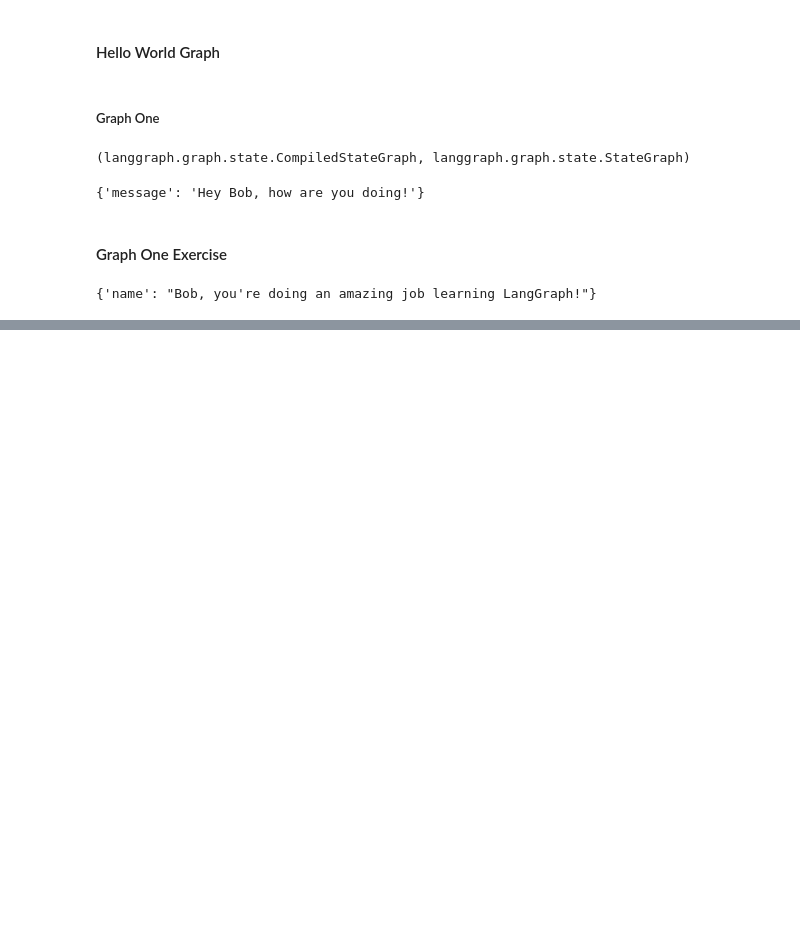
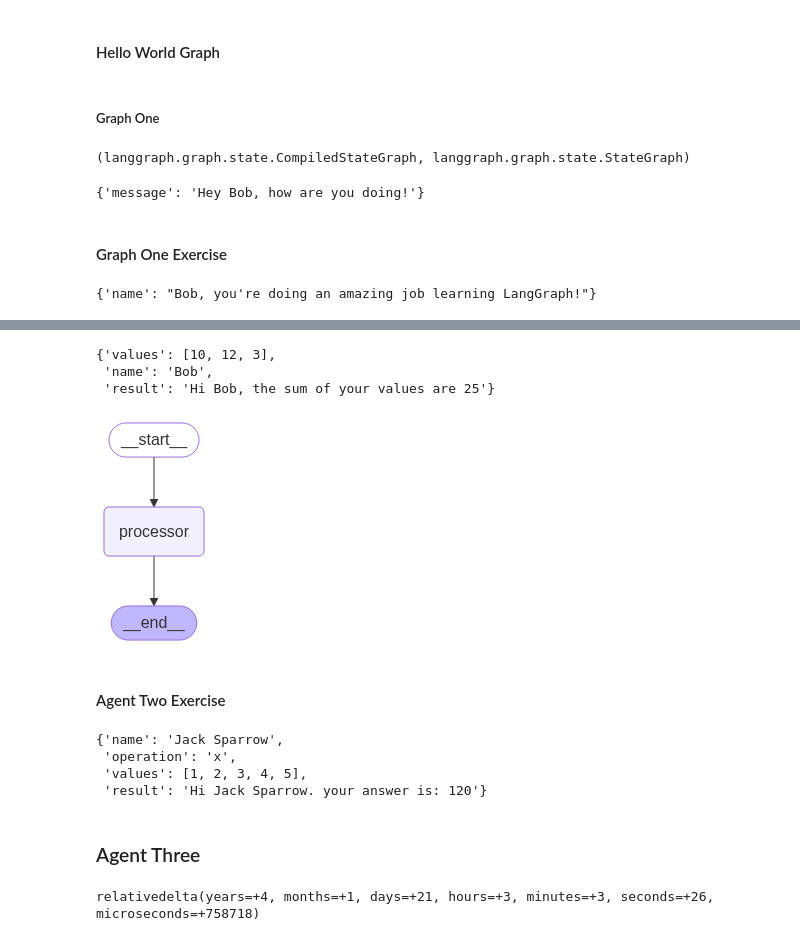
Before and after one commit to Indiwara65/lang-graph-agents, a Jupyter notebook: graph_1.ipynb, the cells around one changed output, grey strips where cells are left out. Saved outputs shown, nothing was run; the diff lists cells and outputs as text; code cells hidden in the pictures; blank space fills up the shorter version.

Commit message:
graph state and basics

```diff
--- a/graph_1.ipynb
+++ b/graph_1.ipynb
@@ -58,0 +65,32 @@ app.invoke({'name':'Bob'})
+# %%
+class AgentState(TypedDict):
+    values:List[int]
+    name:str
+    result:str
+# %%
+def process_values(state:AgentState)->AgentState:
+    """This function handles multiple inputs"""
+    state['result'] = f"Hi {state['name']}, the sum of your values are {sum(state['values'])}"
+    return state
+# %%
+graph = StateGraph(state_schema=AgentState)
+
+graph.add_node(node='processor',action=process_values)
+graph.set_entry_point('processor')
+graph.set_finish_point('processor')
+
+app = graph.compile()
+# %%
+app.invoke({'name':'Bob','result':None, 'values':[10,12,3]})
+# %% [output]
+{'values': [10, 12, 3],
+ 'name': 'Bob',
+ 'result': 'Hi Bob, the sum of your values are 25'}
+# %%
+from IPython.display import Image, display
+
+display(Image(app.get_graph().draw_mermaid_png()))
+# %% [output]
+[figure, added]
+# %% [markdown]
+#### Agent Two Exercise
@@ -58,0 +122,9 @@ app.invoke({'name':'Bob'})
+# %%
+app.invoke({'name':'Jack Sparrow', 'operation':'x', 'values':[1,2,3,4,5], 'result':""})
+# %% [output]
+{'name': 'Jack Sparrow',
+ 'operation': 'x',
+ 'values': [1, 2, 3, 4, 5],
+ 'result': 'Hi Jack Sparrow. your answer is: 120'}
+# %% [markdown]
+### Agent Three
@@ -58,0 +137,9 @@ app.invoke({'name':'Bob'})
+# %%
+date_str = "2021-05-20"
+dt_1 = datetime.strptime(date_str,"%Y-%m-%d")
+date_str = "2022-05-20"
+dt_2 = datetime.now() + timedelta(hours=5, minutes=30)
+diff = relativedelta(dt_2, dt_1)
+diff
+# %% [output]
+relativedelta(years=+4, months=+1, days=+21, hours=+3, minutes=+3, seconds=+26, microseconds=+758718)
```
Also changed, not shown: parts of 40 cells of this notebook.
